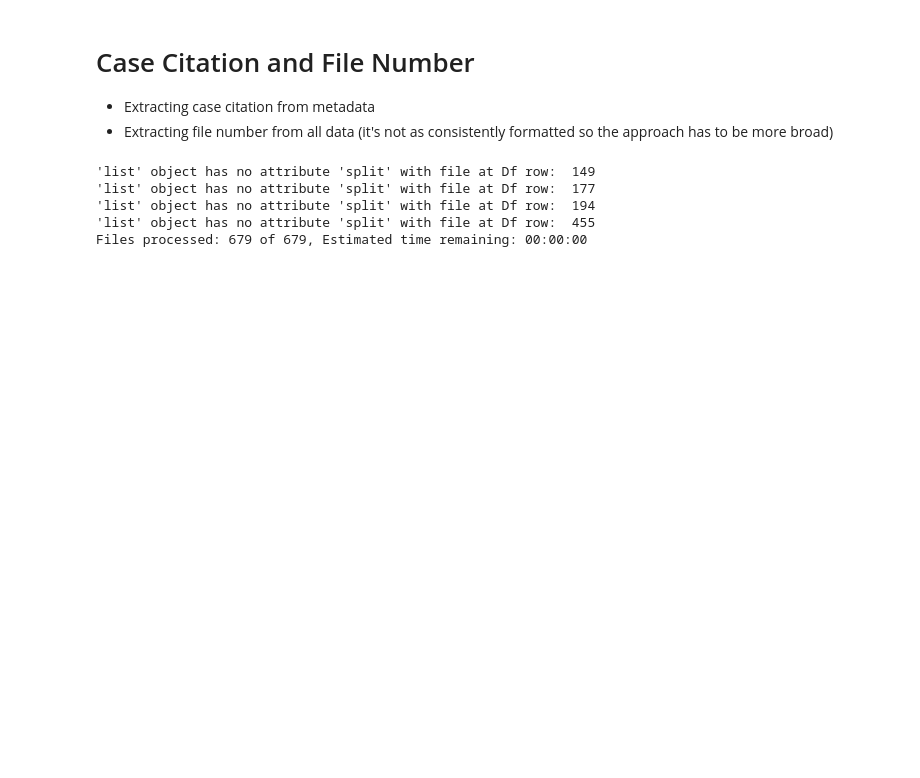
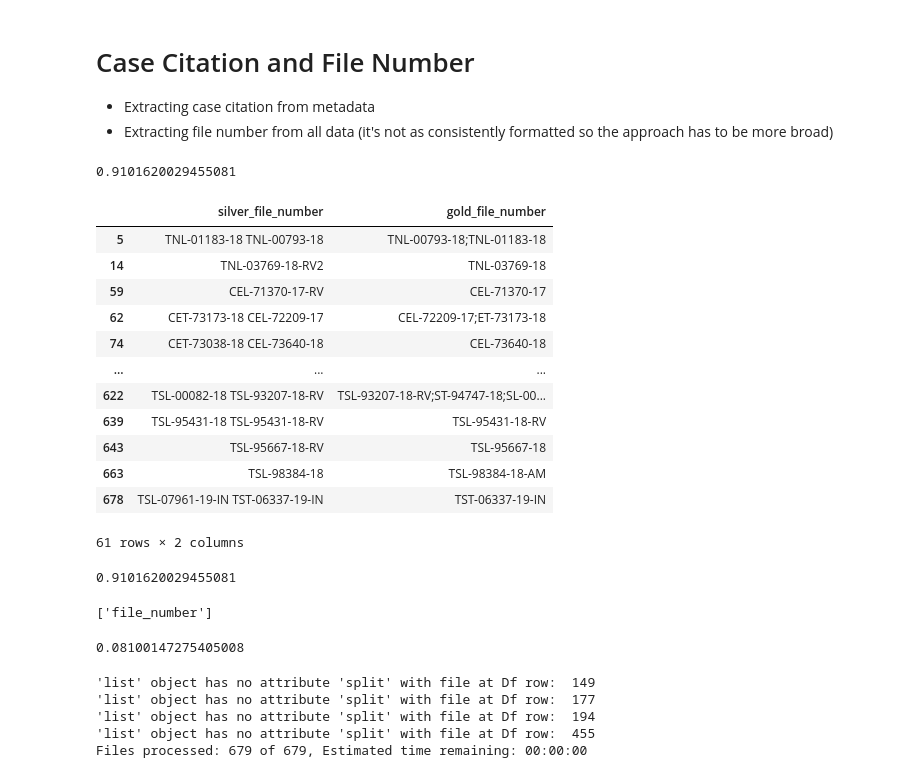
Before and after one commit to jataellen/Allard_A_Capstone, a Jupyter notebook: preprocessing_annotated.ipynb, the cells around one changed output. Drawn from its saved outputs; the diff is of its cells as text; code cells hidden in the pictures; blank space fills up the shorter version.

```diff
--- a/preprocessing_annotated.ipynb
+++ b/preprocessing_annotated.ipynb
@@ -14,7 +14,7 @@ from collections import deque
 # %% [markdown]
 ## Renaming `gold_data` columns
 # %%
-gold_data = pd.read_csv("gold_labels_with_files.csv")
+gold_data = pd.read_csv("data/gold_labels_with_files.csv")
 
 # making new names for the columns in gold_data
 
@@ -163,3 +163,7 @@ silver_data
 | 677 | Metadata:\nDate:\t2018-11-20\nFil... | TSL-99965-18.txt |
 | 678 | Metadata:\nDate:\t2019-09-06\nFil... | TST-06337-19-IN.txt |
 679 rows × 2 columns
+# %%
+gold_data = gold_data.rename(columns = {'file_number_gold_cleaned': 'file_number',
+                                        'board_location': 'ltb_location'})
+gold_data.columns.tolist()
@@ -404,20 +398,18 @@ start_time = time.time()
 # Initialize a deque to store the latest 100 iteration times
 time_deque = deque(maxlen = 500)
 
-cases_contents = []
-cases_metadata = []
-full_cleaned = []
+raw_files = silver_data['raw_file_text'].tolist()
 
-raw_files = silver_data['raw_file_text'].tolist()
 for index, raw_file in enumerate(raw_files):
     iteration_start_time = time.time()
     better_file = general_cleaning(raw_file)
     try:
         metadata_list, content_list = separate_file_sections(better_file)
-        full_cleaned.append(better_file)
-        # cases_metadata.append(remove_end_tag_and_restructure(metadata_list)) # removing a bit more text if possible
-        cases_metadata.append(metadata_list) # removing a bit more text if possible
-        cases_contents.append(remove_end_tag_and_restructure(content_list))
+
+        # Directly assigning the cleaned file, metadata, and content to the DataFrame
+        silver_data.loc[index, 'full_cleaned'] = better_file
+        silver_data.loc[index, 'metadata'] = metadata_list
+        silver_data.loc[index, 'content'] = remove_end_tag_and_restructure(content_list)
 
         # Save the end time of this iteration and push it into the deque
         iteration_end_time = time.time()
@@ -432,9 +424,6 @@ for index, raw_file in enumerate(raw_files):
     except Exception as any_error:
         print(f"{any_error} with file at Df row: ", index)
 
-silver_data['full_cleaned'] = full_cleaned
-silver_data['metadata'] = cases_metadata
-silver_data['content'] = cases_contents
 silver_data.head()
 # %% [output]
 Files processed: 679 of 679, Estimated time remaining: 00:00:00
@@ -501,3 +561,29 @@ def get_file_number(metadata_list):
+# %%
+evaluate(silver_data, gold_data, "file_number", return_inaccurate = True, metric = "accuracy")
+# %% [output]
+0.9101620029455081
+|  | silver_file_number | gold_file_number |
+| 5 | TNL-01183-18 TNL-00793-18 | TNL-00793-18;TNL-01183-18 |
+| 14 | TNL-03769-18-RV2 | TNL-03769-18 |
+| 59 | CEL-71370-17-RV | CEL-71370-17 |
+| 62 | CET-73173-18 CEL-72209-17 | CEL-72209-17;ET-73173-18 |
+| 74 | CET-73038-18 CEL-73640-18 | CEL-73640-18 |
+| ... | ... | ... |
+| 622 | TSL-00082-18 TSL-93207-18-RV | TSL-93207-18-RV;ST-94747-18;SL-00... |
+| 639 | TSL-95431-18 TSL-95431-18-RV | TSL-95431-18-RV |
+| 643 | TSL-95667-18-RV | TSL-95667-18 |
+| 663 | TSL-98384-18 | TSL-98384-18-AM |
+| 678 | TSL-07961-19-IN TST-06337-19-IN | TST-06337-19-IN |
+61 rows × 2 columns
+# %%
+accuracy_score(gold_data['file_number'].tolist(), silver_data['file_number'].tolist())
+# %% [output]
+0.9101620029455081
+# %%
+calculate_accuracy(silver_data, gold_data, ['file_number'])
+# %% [output]
+['file_number']
+0.08100147275405008
 # %%
 # import time
 # import numpy as np
```
Also changed, not shown: parts of 15 cells of this notebook, 3 other files.
